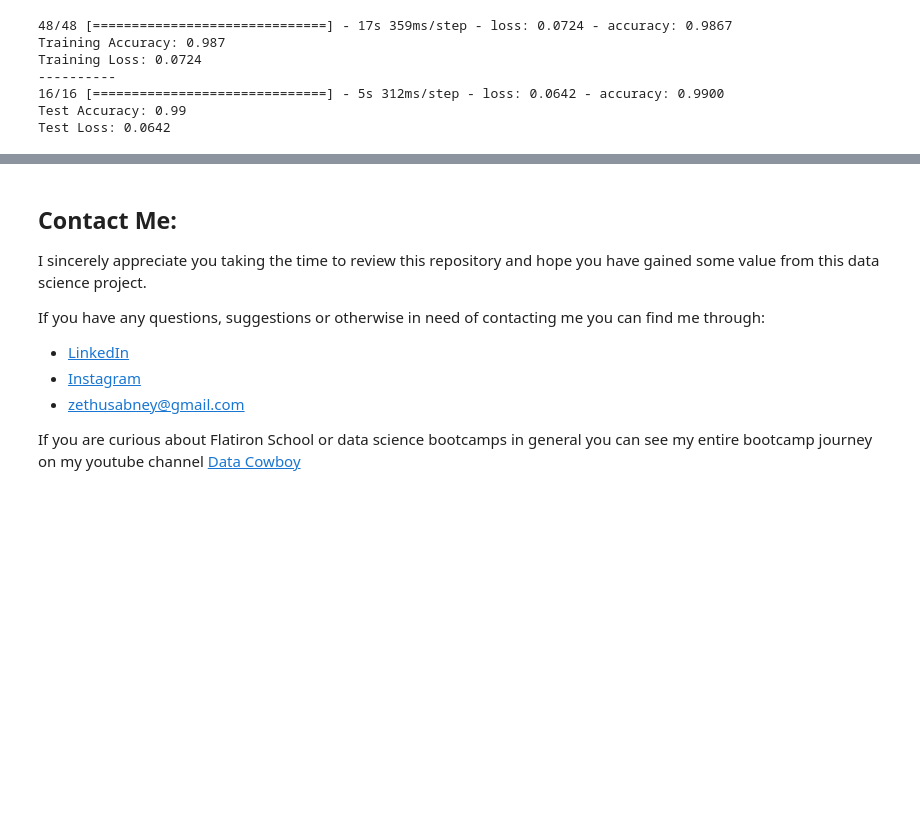
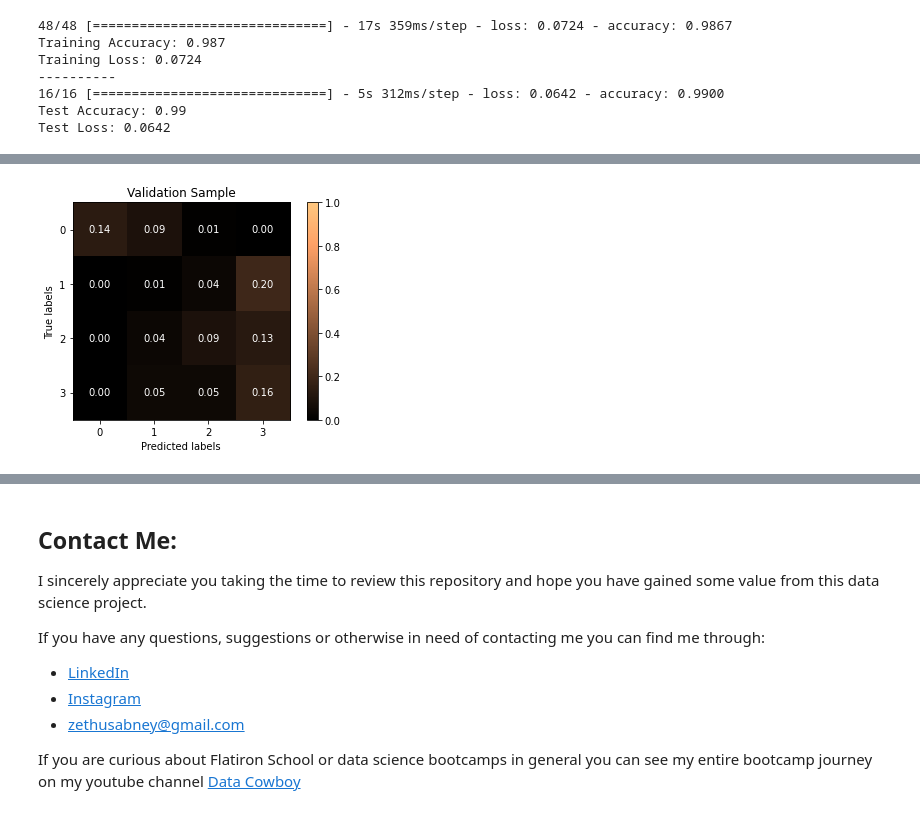
Before and after one commit to Zeth-Abney/Flatiron-school, a Jupyter notebook: phase-5/notebook.ipynb, the cells around one changed output, grey strips where cells are left out. Drawn from its saved outputs; the diff is of its cells as text; code cells hidden in the pictures; blank space fills up the shorter version.

Commit message:
added validation metrics and observations to notebook and readme

```diff
--- a/phase-5/notebook.ipynb
+++ b/phase-5/notebook.ipynb
@@ -629,0 +633,11 @@ NameError: name 'classify_bean' is not defined
+# %%
+val_dir = "data/val/"
+
+val_datagen = ImageDataGenerator(rescale=1./255)
+
+val_data_generator = val_datagen.flow_from_directory(
+                       val_dir,
+                       target_size=(224,224),
+                       batch_size= batch_size,
+                       class_mode='categorical',
+                       color_mode='grayscale')
@@ -629,0 +646,2 @@ NameError: name 'classify_bean' is not defined
+# %%
+val_KPI, val_report, val_matrix, val_labels = ptk.evaluate_model(saved_model,val_data_generator)
@@ -629,0 +651,4 @@ NameError: name 'classify_bean' is not defined
+# %%
+ptk.viz_confusion_matrix(val_matrix,"Validation Sample")
+# %% [output]
+[figure, added]
```
Also changed, not shown: parts of 17 cells of this notebook, 3 other files.
